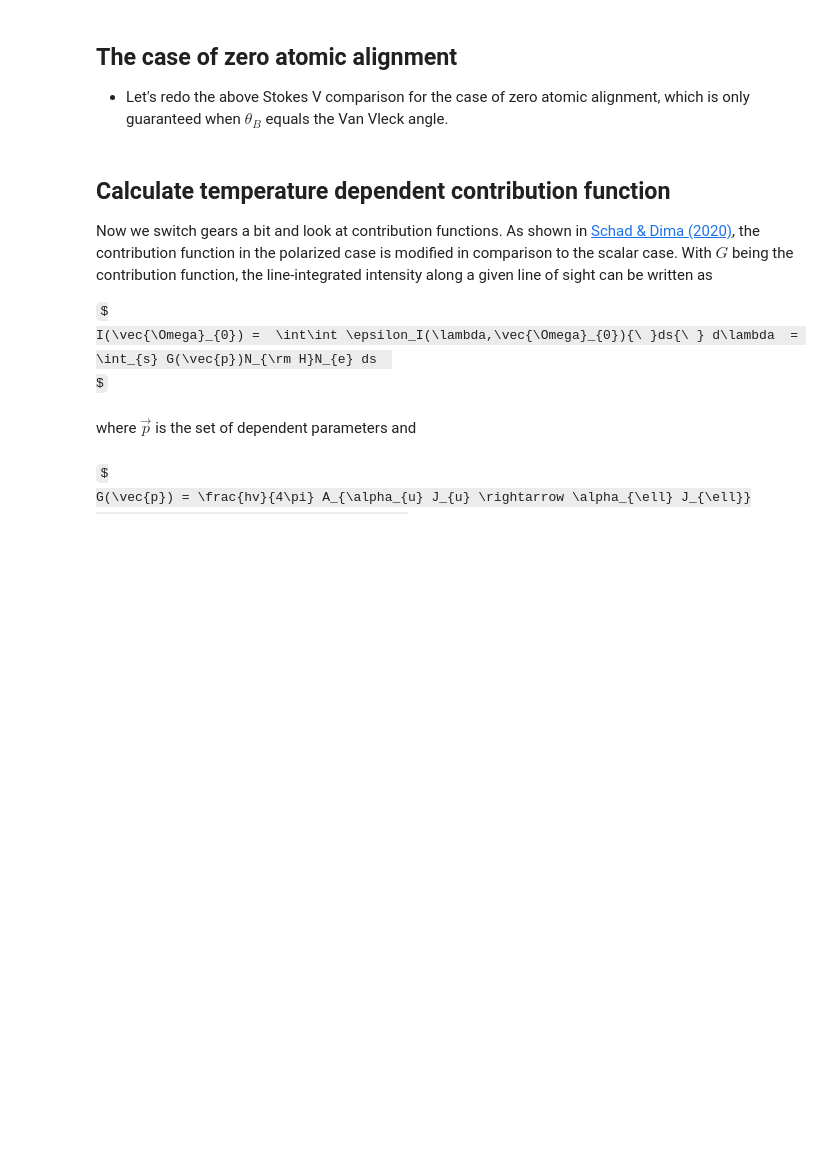
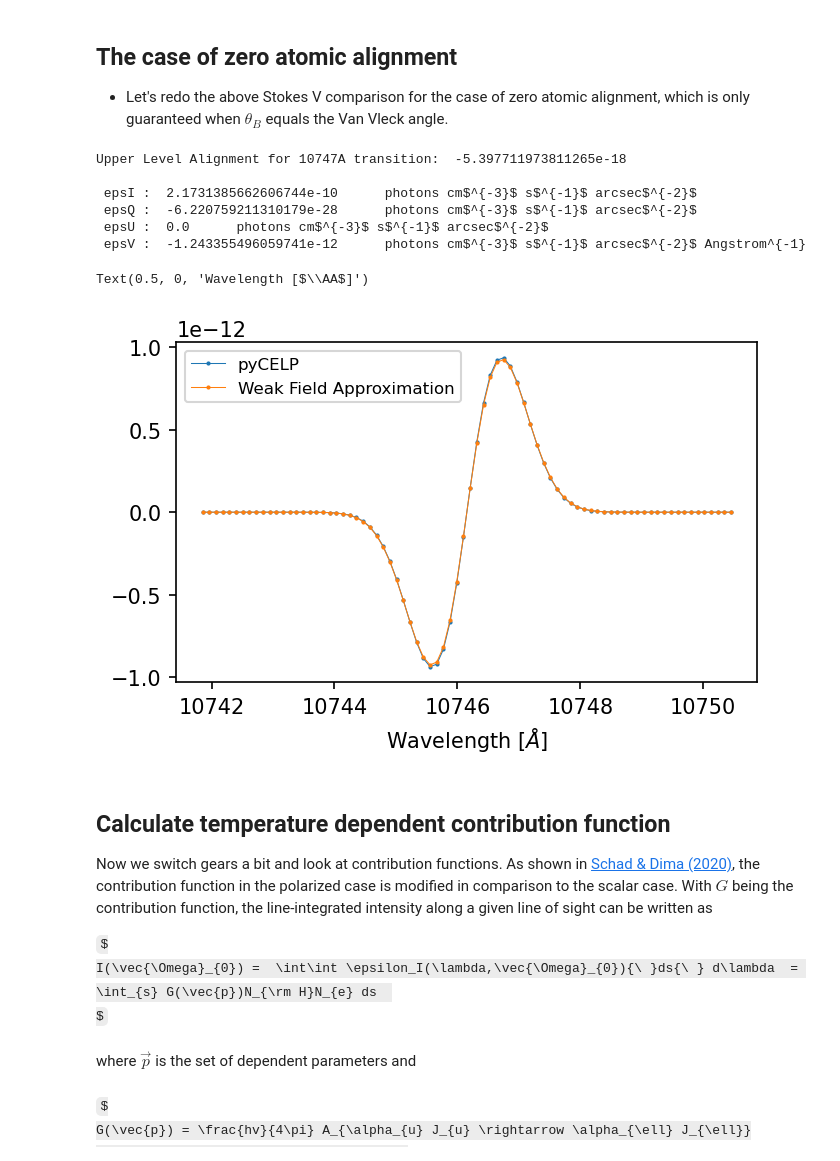
Before and after one commit to tschad/pycelp, a Jupyter notebook: examples/A_tour_of_the_Ion_class.ipynb, the cells around one changed output. Saved outputs shown, nothing was run; the diff lists cells and outputs as text; code cells hidden in the pictures; some formulas as TeX source; blank space fills up the shorter version.

Commit message:
emissionLine implementation mostly complete

```diff
--- a/examples/A_tour_of_the_Ion_class.ipynb
+++ b/examples/A_tour_of_the_Ion_class.ipynb
@@ -326,38 +337,46 @@ plt.xlabel(r'Wavelength [$\AA$]')
 
 - Let's redo the above Stokes V comparison for the case of zero atomic alignment, which is only guaranteed when $\theta_{B}$ equals the Van Vleck angle.
 # %%
-vanVleckDeg =  np.rad2deg(np.arccos(1./np.sqrt(3.)))
-thetaBlocal = vanVleckDeg
-
+thetaBlocal = pycelp.vanVleck.deg
 fe13.calc_rho_sym(electron_density, electron_temperature, height, thetaBlocal, include_limbdark=True, include_protons=True)
+ln = fe13.get_emissionLine(10747.)
 
 print(' ')
-print('Upper Level Alignment for 10747A transition: ',fe13.get_upper_level_alignment(10747.))
+print('Upper Level Alignment for 10747A transition: ',ln.upper_level_alignment)
 print(' ')
 
 magnetic_field_amplitude  = 100.   ## Gauss
-thetaBLOS    = 45.  ## [degrees] inclination angle of the magnetic field IN THE LINE-OF-SIGHT FRAME
-azimuthBLOS  = 0.   ## [degrees] azimuthal angle of the magnetic field IN THE LINE-OF-SIGHT FRAME (default == 0)
+thetaBLOSdeg    = 45.  ## [degrees] inclination angle of the magnetic field IN THE LINE-OF-SIGHT FRAME
+azimuthBLOSdeg  = 0.   ## [degrees] azimuthal angle of the magnetic field IN THE LINE-OF-SIGHT FRAME (default == 0)
 
 ## Calculate line-integrated emission coefficents
-epsI,epsQ,epsU,epsV = fe13.calc_PolEmissCoeff(wvair, magnetic_field_amplitude,  thetaBLOS, azimuthBLOS)
+epsI,epsQ,epsU,epsV = ln.calc_PolEmissCoeff(magnetic_field_amplitude,  thetaBLOSdeg, azimuthBLOSdeg)
 print(' epsI : ',epsI,'    ',iqu_units)
 print(' epsQ : ',epsQ,'    ',iqu_units)
 print(' epsU : ',epsU,'    ',iqu_units)
 print(' epsV : ',epsV,'    ',v_units)
 
-wvvec,stokes = fe13.calc_stokesSpec(wvair, magnetic_field_amplitude,  thetaBLOS, azimuthBLOS)
+wvvec,stokes = ln.calc_stokesSpec(magnetic_field_amplitude,  thetaBLOS, azimuthBLOS)
 
-wvvac = fe13.get_wvVacTrue(wvair)
+wvvac = ln.wavelength_in_vacuum
+geff = ln.geff
 dlambdaB = 4.6686e-10 * (wvvac**2) * magnetic_field_amplitude  / 1000.
-geff = fe13.get_geff(wvair)
-V_WFA = - dlambdaB * fe13.get_geff(wvair) * np.cos(np.deg2rad(thetaBLOS)) * np.gradient(stokes[:,0],wvvec)
+V_WFA = - dlambdaB * geff * np.cos(np.deg2rad(thetaBLOSdeg)) * np.gradient(stokes[:,0],wvvec)
 
 plt.figure(figsize = (5,3))
 plt.plot(wvvec,stokes[:,3],'.-',label = 'pyCELP',lw = 0.5,markersize = 2)
 plt.plot(wvvec,V_WFA,'.-',label = 'Weak Field Approximation',lw = 0.5,markersize = 2)
 plt.legend(fontsize = 8)
 plt.xlabel(r'Wavelength [$\AA$]')
+# %% [output]
+Upper Level Alignment for 10747A transition:  -5.397711973811265e-18
+
+ epsI :  2.1731385662606744e-10      photons cm$^{-3}$ s$^{-1}$ arcsec$^{-2}$
+ epsQ :  -6.220759211310179e-28      photons cm$^{-3}$ s$^{-1}$ arcsec$^{-2}$
+ epsU :  0.0      photons cm$^{-3}$ s$^{-1}$ arcsec$^{-2}$
+ epsV :  -1.243355496059741e-12      photons cm$^{-3}$ s$^{-1}$ arcsec$^{-2}$ Angstrom^{-1}
+Text(0.5, 0, 'Wavelength [$\\AA$]')
+[figure, added]
 # %% [markdown]
 ## **Calculate temperature dependent contribution function**
 
```
Also changed, not shown: parts of 13 cells of this notebook, 3 other files.
